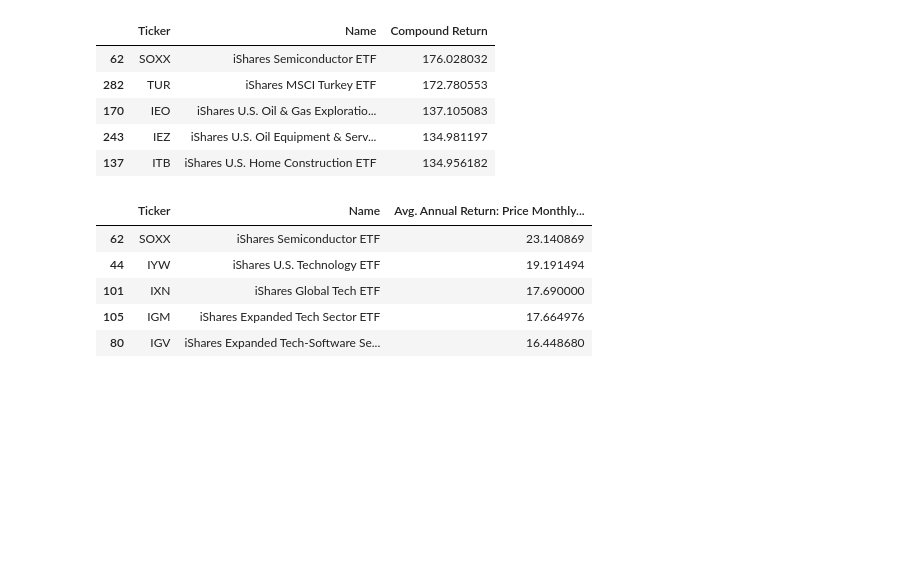
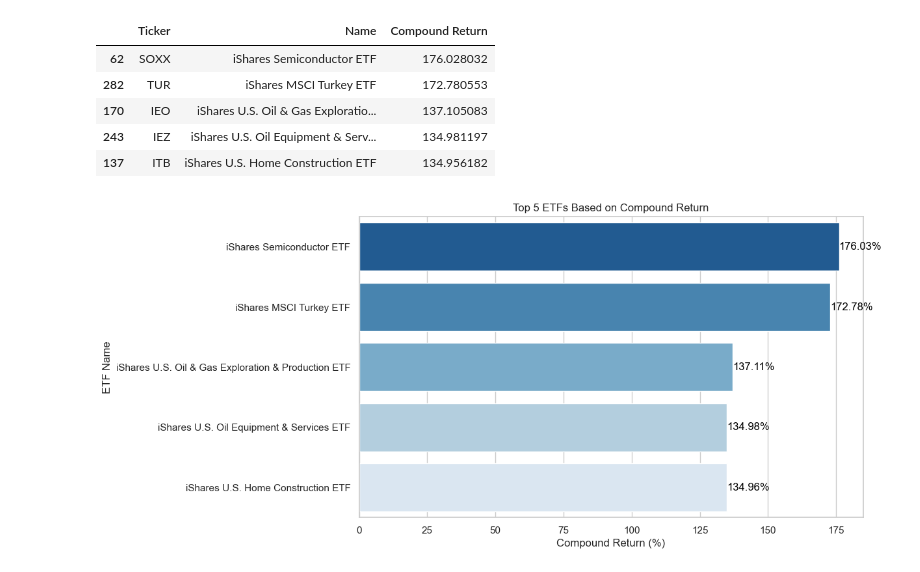
Before and after one commit to FJGM2023015/ML_Stocks_Project, a Jupyter notebook: ML_Stocks_Project.ipynb, the cells around one changed output. Saved outputs shown, nothing was run; the diff lists cells and outputs as text; code cells hidden in the pictures; blank space fills up the shorter version.

```diff
--- a/ML_Stocks_Project.ipynb
+++ b/ML_Stocks_Project.ipynb
@@ -311,14 +336,20 @@ top_5_compound[['Ticker', 'Name', 'Compound Return']]
 | 170 | IEO | iShares U.S. Oil & Gas Exploratio... | 137.105083 |
 | 243 | IEZ | iShares U.S. Oil Equipment & Serv... | 134.981197 |
 | 137 | ITB | iShares U.S. Home Construction ETF | 134.956182 |
-# %%
-# Top 5 ETFs based on 10-year returns
-top_5_10_years = df_selected.sort_values(by="Avg. Annual Return: Price Monthly - 10Y (%)", ascending=False).head(5)
-top_5_10_years[['Ticker', 'Name', 'Avg. Annual Return: Price Monthly - 10Y (%)']]
-# %% [output]
-|  | Ticker | Name | Avg. Annual Return: Price Monthly... |
-| 62 | SOXX | iShares Semiconductor ETF | 23.140869 |
-| 44 | IYW | iShares U.S. Technology ETF | 19.191494 |
-| 101 | IXN | iShares Global Tech ETF | 17.690000 |
-| 105 | IGM | iShares Expanded Tech Sector ETF | 17.664976 |
-| 80 | IGV | iShares Expanded Tech-Software Se... | 16.448680 |
+# %%
+# Barplot
+sns.set(style="whitegrid")
+
+plt.figure(figsize=(10, 6))
+bar_plot = sns.barplot(x='Compound Return', y='Name', data=top_5_compound, palette='Blues_r')
+
+for index, value in enumerate(top_5_compound['Compound Return']):
+    plt.text(value, index, f'{value:.2f}%', color='black', ha="left", va="center")
+
+plt.title('Top 5 ETFs Based on Compound Return')
+plt.xlabel('Compound Return (%)')
+plt.ylabel('ETF Name')
+
+plt.show()
+# %% [output]
+[figure, added]
```
Also changed, not shown: parts of 1 cell of this notebook.
